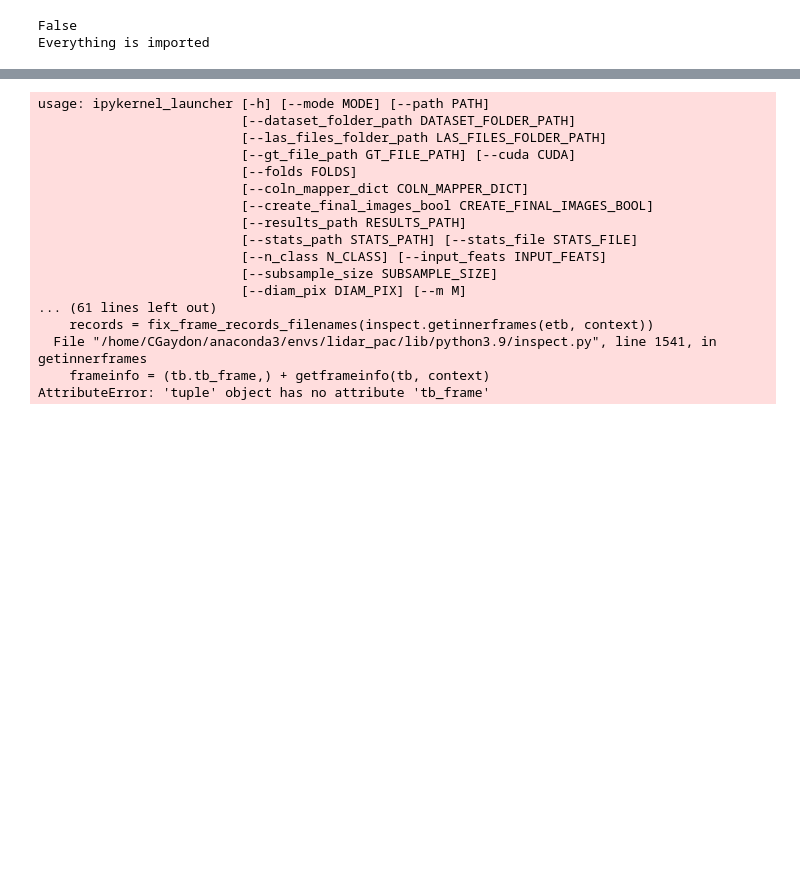
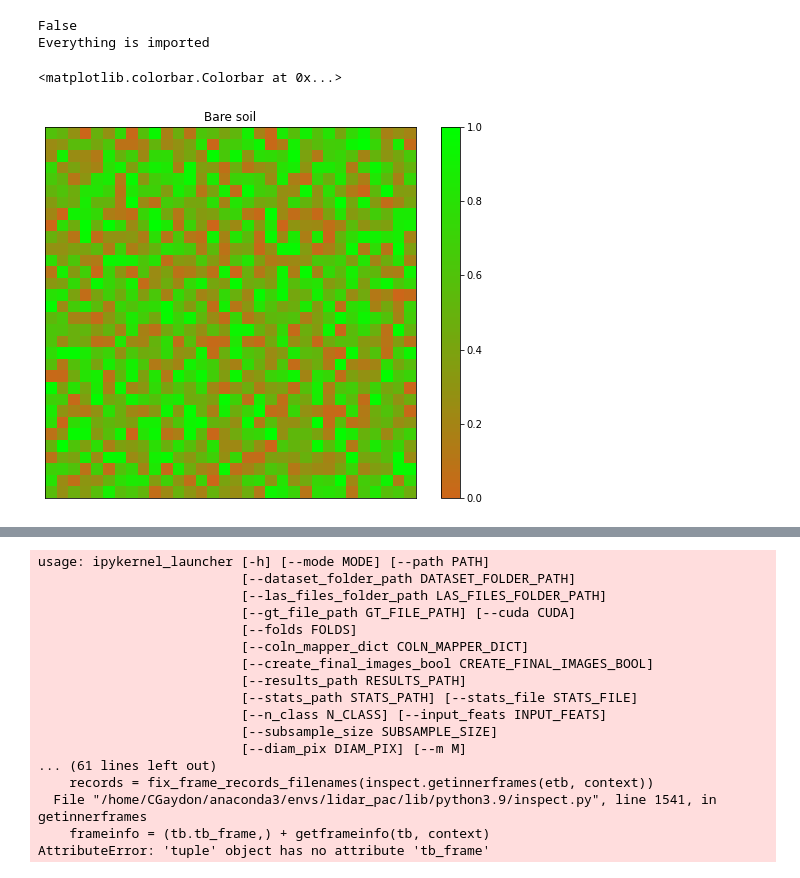
Before and after one commit to ekalinicheva/plot_vegetation_coverage, a Jupyter notebook: notebooks/dev_notebook.ipynb, the cells around one changed output, grey strips where cells are left out. Cells and saved outputs as stored; diff of their text form; code cells hidden in the pictures; blank space fills up the shorter version.

Commit message:
Completed and correctd (ground was in fact low veg) visualization of rasters

```diff
--- a/notebooks/dev_notebook.ipynb
+++ b/notebooks/dev_notebook.ipynb
@@ -47,0 +51,27 @@ Everything is imported
+# %%
+image_soil = np.random.random((32,32))
+# %%
+row, col = 2, 2
+fig = plt.figure(figsize=(20, 15))
+# LV stratum raster
+ax2 = fig.add_subplot(row, col, 2)
+color_grad = [(0.8, 0.4, 0.1), (0, 1, 0)]  # first color is brown, last is green
+cm = clr.LinearSegmentedColormap.from_list("Custom", color_grad, N=100)
+ax2.imshow(image_soil, cmap=cm, vmin=0, vmax=1)
+ax2.set_title("Bare soil")
+ax2.tick_params(
+    axis="both",  # changes apply to both axis
+    which="both",  # both major and minor ticks are affected
+    bottom=False,  # ticks along the bottom edge are off
+    top=False,  # ticks along the top edge are off
+    left=False,
+    right=False,
+    labelbottom=False,
+)  # labels along the bottom edge are off
+ax2.set_yticklabels([])
+ax2.set_xticklabels([])
+PCM=ax2.get_children()[9]
+plt.colorbar(PCM, ax=ax2)
+# %% [output]
+<matplotlib.colorbar.Colorbar at 0x...>
+[figure, added]
```
Also changed, not shown: parts of 2 cells of this notebook, 2 other files.
